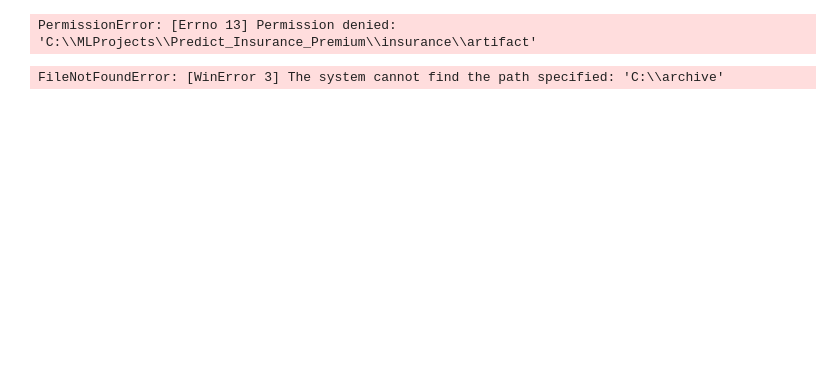
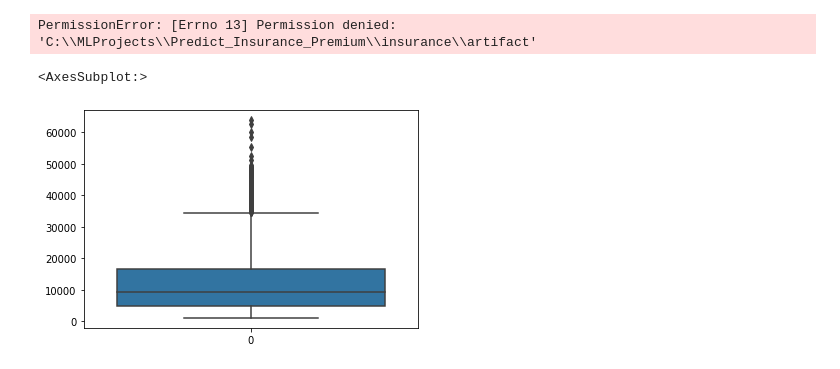
Before and after one commit to Abhikudale/Predict_Insurance_Premium, a Jupyter notebook: notebook/exampleTest.ipynb, the cells around one changed output. Saved outputs shown, nothing was run; the diff lists cells and outputs as text; code cells hidden in the pictures; blank space fills up the shorter version.

```diff
--- a/notebook/exampleTest.ipynb
+++ b/notebook/exampleTest.ipynb
@@ -4,8 +4,16 @@ from six.moves import urllib
 urllib.request.urlretrieve("https://www.kaggle.com/datasets/noordeen/insurance-premium-prediction/download?datasetVersionNumber=1","C:\\MLProjects\\Predict_Insurance_Premium\\insurance\\artifact")
 # %% [output]
 PermissionError: [Errno 13] Permission denied: 'C:\\MLProjects\\Predict_Insurance_Premium\\insurance\\artifact'
-# %%
-import shutil
-shutil.copy("C:\\archive","C:\\Test1")
-# %% [output]
-FileNotFoundError: [WinError 3] The system cannot find the path specified: 'C:\\archive'
+# %%
+import seaborn as sns
+import matplotlib.pyplot as plt
+%matplotlib inline
+import pandas as pd
+df = pd.read_csv("C:\\Users\\abhin\\Desktop\\insurance.csv")
+
+
+plt.figure(figsize=(6,4))
+sns.boxplot(data=df['expenses'],orient='v')
+# %% [output]
+<AxesSubplot:>
+[figure, added]
```
Also changed, not shown: parts of 9 cells of this notebook, 4 other files.
